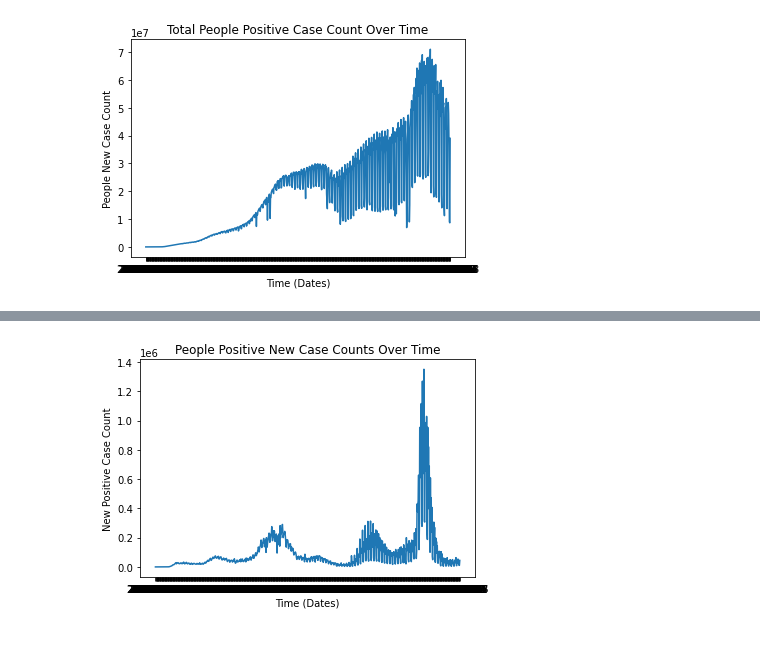
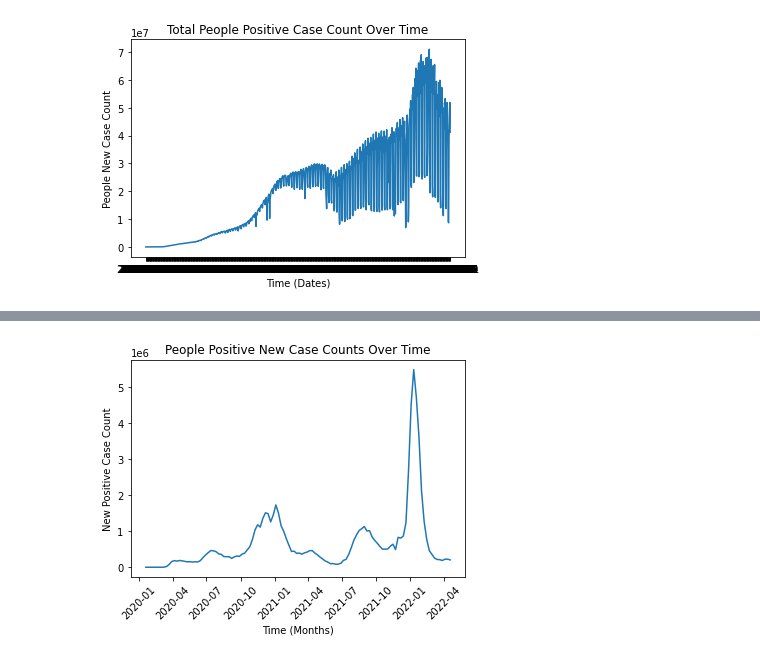
Before and after one commit to neelroyy/covid-19, a Jupyter notebook: Analysis 1 - Case Count and New Case Count.ipynb, the cells around one changed output, grey strips where cells are left out. Drawn from its saved outputs; the diff is of its cells as text; code cells hidden in the pictures.

Commit message:
add the plot of data summarized by month

```diff
--- a/Analysis 1 - Case Count and New Case Count.ipynb
+++ b/Analysis 1 - Case Count and New Case Count.ipynb
@@ -136,0 +157,6 @@ plt.show()
+# %%
+import pandas as pd, datetime as dt
+new_grouped_df_tl['REPORT_DATE'] = pd.to_datetime(new_grouped_df_tl['REPORT_DATE'])
+new_grouped_df_tl['WeekDate'] = new_grouped_df_tl.apply(lambda row: row['REPORT_DATE'] - dt.timedelta(days=row['REPORT_DATE'].weekday()), axis=1)
+new_grouped_df_tl = new_grouped_df_tl.groupby('WeekDate').sum().reset_index()
+new_grouped_df_tl
@@ -137,11 +190,13 @@ plt.show()
 # %%
-#Graph 2: Positive New Case count vs. time(dates) over the time
-x1 = new_grouped_df_tl["REPORT_DATE"]
+#Graph 2_2: Positive New Case count vs. time(dates) over the time
+x1 = new_grouped_df_tl["WeekDate"]
 y1 = new_grouped_df_tl["PEOPLE_POSITIVE_NEW_CASES_COUNT"]
 plt.plot(x1,y1)
 plt.title("People Positive New Case Counts Over Time")
-plt.xlabel("Time (Dates)")
+plt.xlabel("Time (Months)")
 plt.ylabel("New Positive Case Count")
+plt.xticks(rotation = 45)
+plt.savefig('graphs/new_positive_cases_over_time.png')
 plt.show()
 # %% [output]
-[figure, old version]
+[figure, new version]
```
Also changed, not shown: parts of 12 cells of this notebook, 8 other files.
